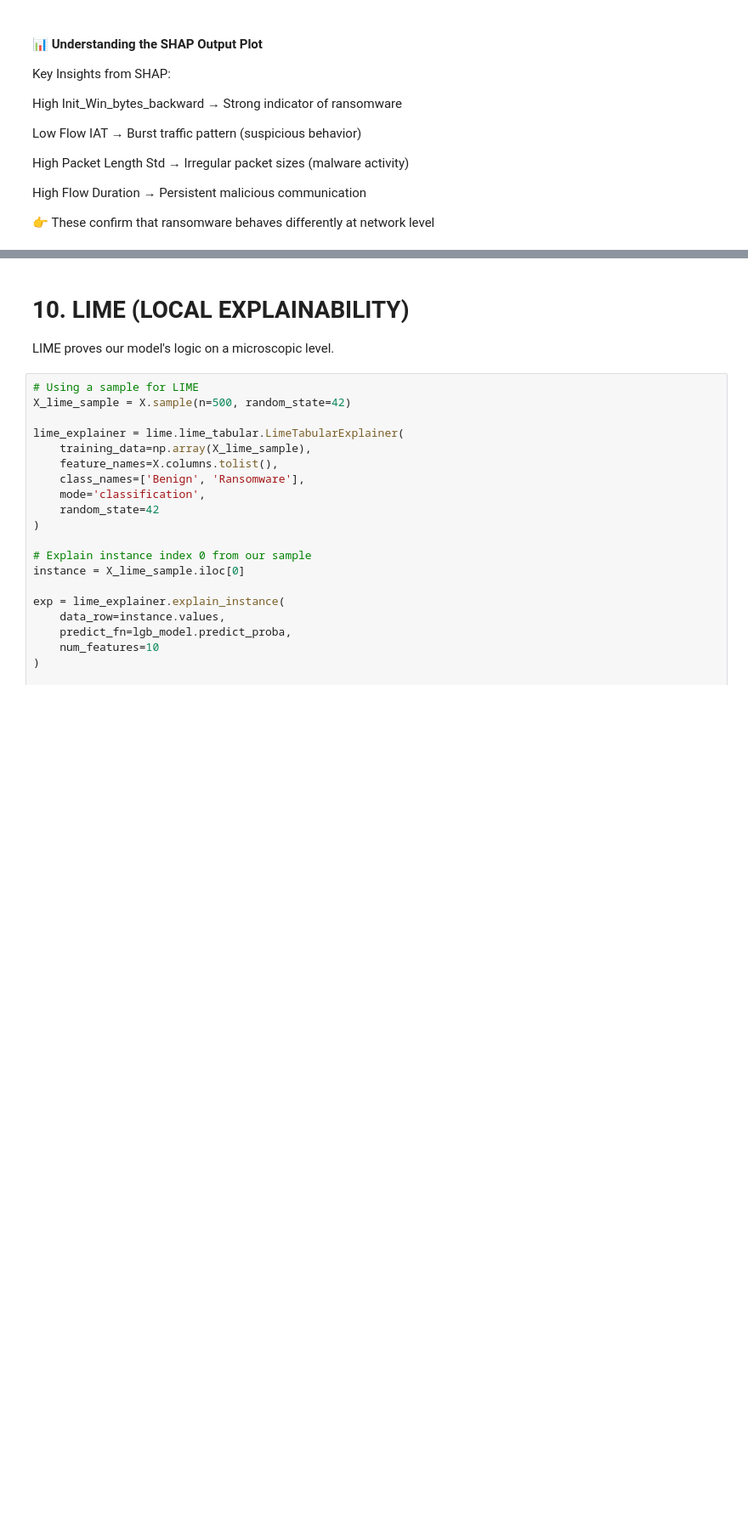
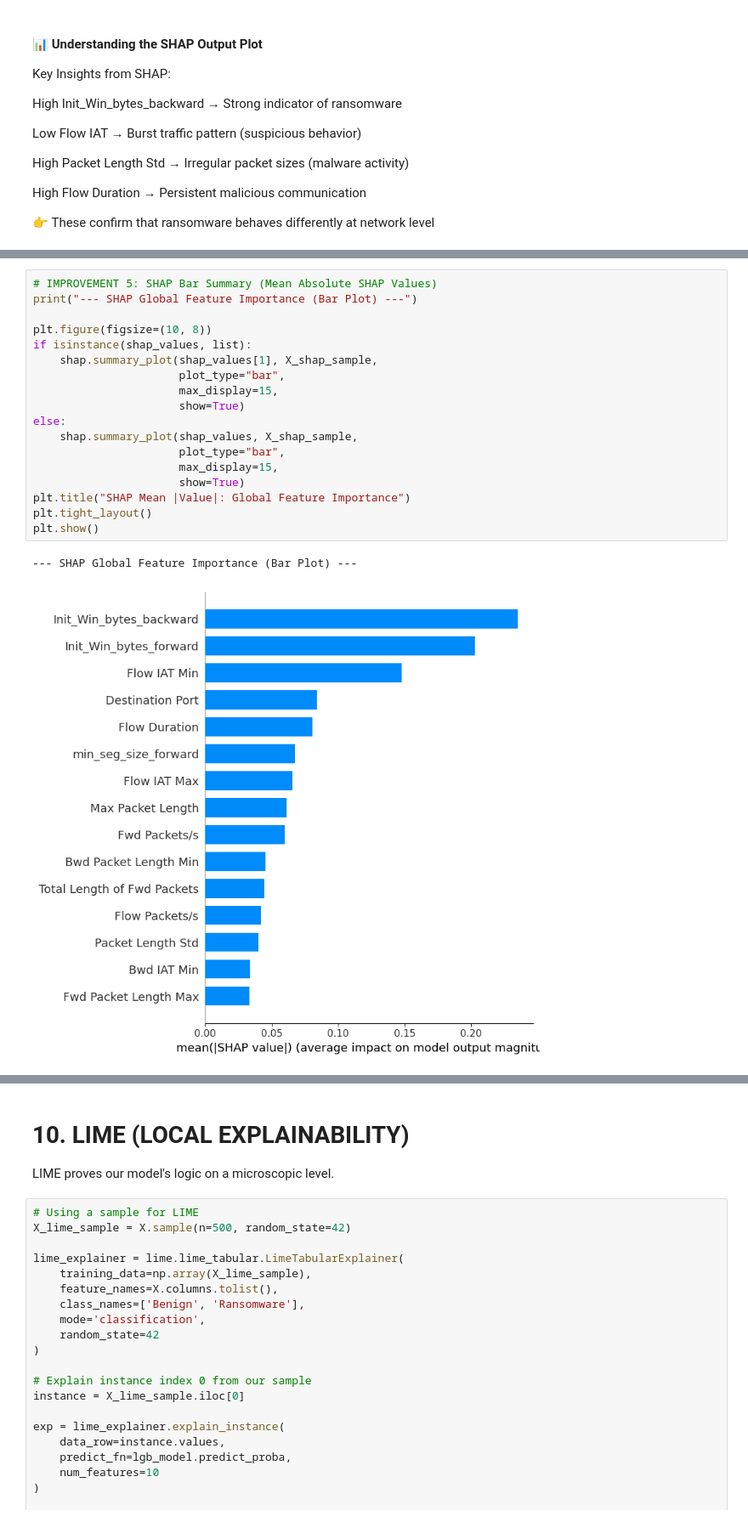
Before and after one commit to Rana-Usman-Work/Android-Ransomware-Detection-Feature-Engineering-phase-3, a Jupyter notebook: android-ransomware-detection-feature-engineering.ipynb, the cells around one changed output, grey strips where cells are left out. Shown at 85% size. Cells and saved outputs as stored; diff of their text form; blank space fills up the shorter version.

```diff
--- a/android-ransomware-detection-feature-engineering.ipynb
+++ b/android-ransomware-detection-feature-engineering.ipynb
@@ -442,0 +447,21 @@ High Flow Duration → Persistent malicious communication
+# %%
+# IMPROVEMENT 5: SHAP Bar Summary (Mean Absolute SHAP Values)
+print("--- SHAP Global Feature Importance (Bar Plot) ---")
+
+plt.figure(figsize=(10, 8))
+if isinstance(shap_values, list):
+    shap.summary_plot(shap_values[1], X_shap_sample,
+                      plot_type="bar",
+                      max_display=15,
+                      show=True)
+else:
+    shap.summary_plot(shap_values, X_shap_sample,
+                      plot_type="bar",
+                      max_display=15,
+                      show=True)
+plt.title("SHAP Mean |Value|: Global Feature Importance")
+plt.tight_layout()
+plt.show()
+# %% [output]
+--- SHAP Global Feature Importance (Bar Plot) ---
+[figure, added]
```
Also changed, not shown: parts of 3 cells of this notebook.
